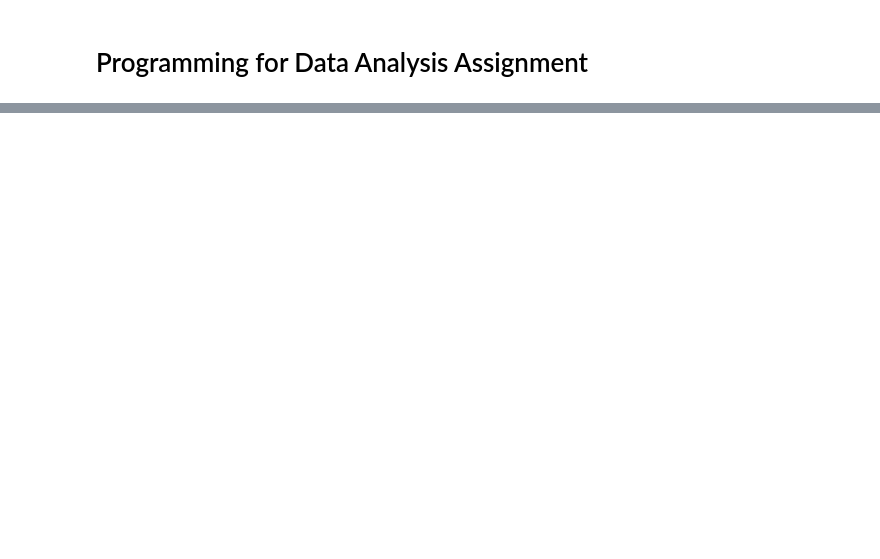
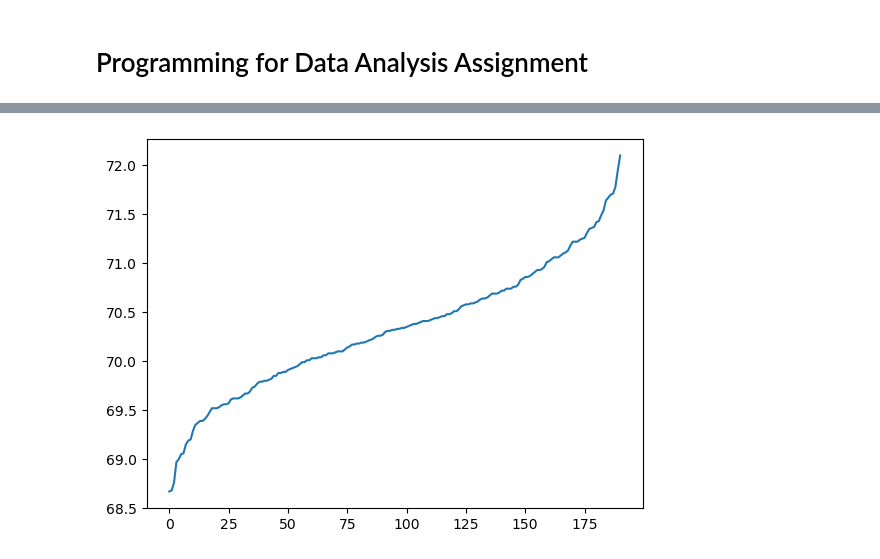
Before and after one commit to mickalleny2k/PfDA_Assignment, a Jupyter notebook: PfDA_Assignment.ipynb, the cells around one changed output, grey strips where cells are left out. Drawn from its saved outputs; the diff is of its cells as text; code cells hidden in the pictures; blank space fills up the shorter version.

Commit message:
Sort Average column, create dataframe, Results

```diff
--- a/PfDA_Assignment.ipynb
+++ b/PfDA_Assignment.ipynb
@@ -213,0 +294,4 @@ syn_df
+# %%
+# Synthesize a random normal distribution for Average Score
+syn_avg = np.random.normal(mean,std,size)
+syn_avg
@@ -213,0 +316,6 @@ syn_df
+# %%
+sort_avg = np.sort(syn_avg)
+sort_avg
+#sort_y = pd.DataFrame(norm_y)
+#sort_y.sort_values(0, ascending=True).to_numpy()
+#sort_y
@@ -213,0 +340,3 @@ syn_df
+# %%
+df = df.rename(columns={'AVG': 'SCORE','TOTAL STROKES': 'STROKES', 'TOTAL ROUNDS': 'ROUNDS'})
+df
@@ -213,0 +458,8 @@ syn_df
+# %%
+#norm_avg = np.random.normal(mean,std,size)
+#syn_df = pd.DataFrame(dict(RANK=np.arange(1,192,1),
+#                       AVERAGE=np.random.normal(mean,std,size), STROKES=np.random.normal(mean_strokes,std_strokes,size), ROUNDS = np.random.normal(mean_rounds,std_rounds,size)),
+#                  columns=['RANK', 'AVERAGE', 'STROKES', 'ROUNDS'])
+my_dict = {'RANK' : RANK, 'AVERAGE' : sort_avg, 'STROKES' : norm_strokes, 'ROUNDS' : norm_rounds}
+syn_df = pd.DataFrame(my_dict)
+syn_df
@@ -214,6 +566,8 @@ syn_df
 # %%
-plt.plot(df.AVG)
+plt.plot(syn_df.AVERAGE)
 plt.show()
+# %% [output]
+[figure, added]
 # %%
 plt.scatter(RANK,AVG)
 plt.show()
```
Also changed, not shown: parts of 206 cells of this notebook.
